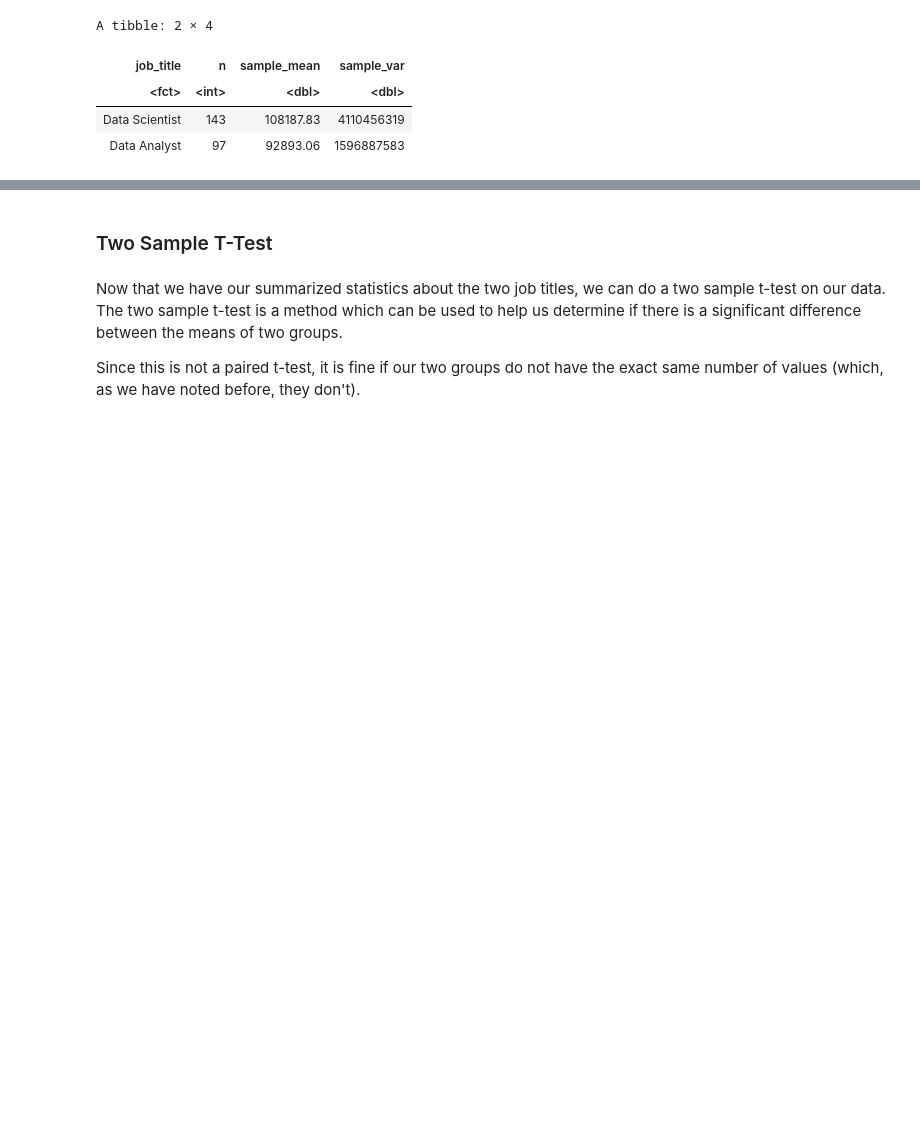
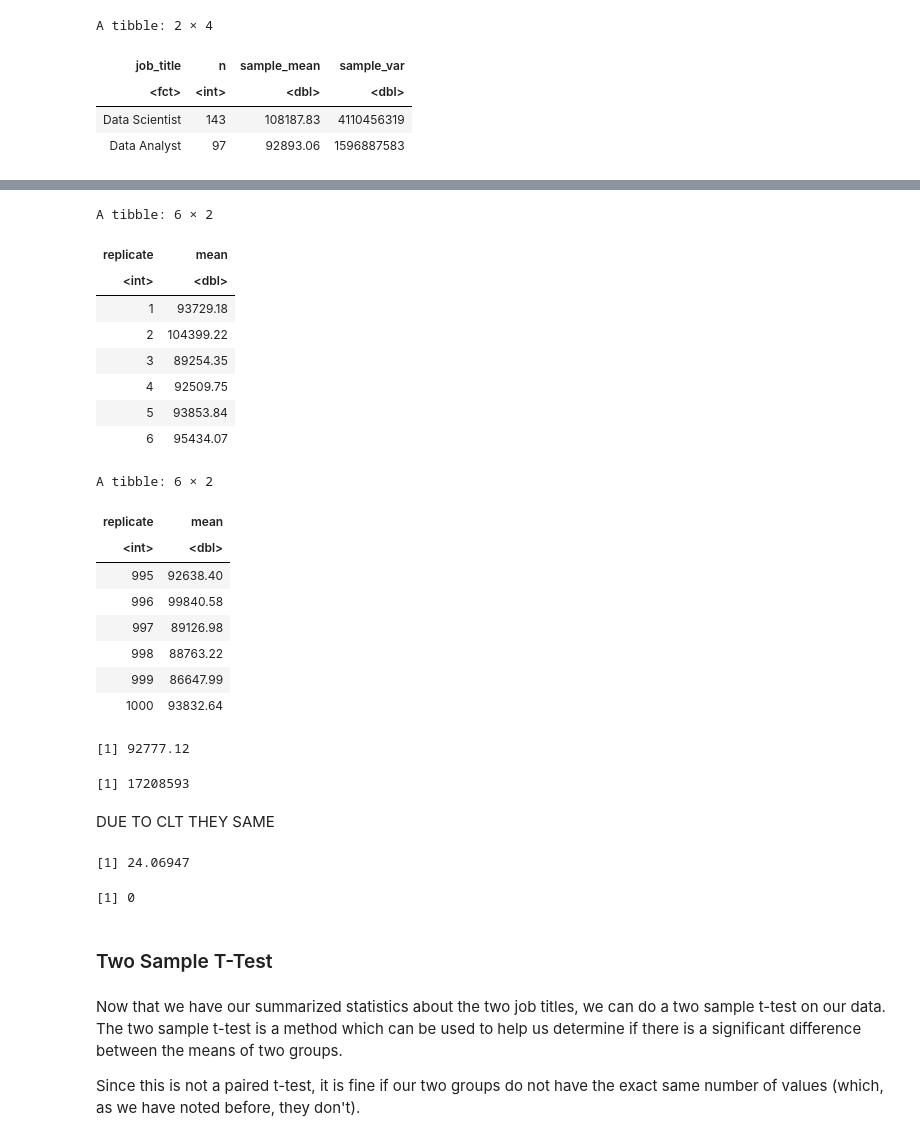
Before and after one commit to aaryan-rampal/stat-201-project, a Jupyter notebook: proposal.ipynb, the cells around one changed output, grey strips where cells are left out. Saved outputs shown, nothing was run; the diff lists cells and outputs as text; code cells hidden in the pictures; blank space fills up the shorter version.

```diff
--- a/proposal.ipynb
+++ b/proposal.ipynb
@@ -164,3 +224,52 @@ A tibble: 2 × 4
+# %%
+analyst_samples <- salary |>
+    filter(job_title == "Data Analyst") |>
+    rep_sample_n(reps = 1000, size = 97, replace = T) |>
+    group_by(replicate) |>
+    summarize(mean = mean(salary_in_usd))
+
+head(analyst_samples)
+tail(analyst_samples)
+
+analyst_sample_mean <- mean(analyst_samples$mean)
+analyst_sample_var <- var(analyst_samples$mean)
+
+analyst_sample_mean
+analyst_sample_var
+# %% [output]
+A tibble: 6 × 2
+| replicate | mean |
+| <int> | <dbl> |
+| 1 | 93729.18 |
+| 2 | 104399.22 |
+| 3 | 89254.35 |
+| 4 | 92509.75 |
+| 5 | 93853.84 |
+| 6 | 95434.07 |
+A tibble: 6 × 2
+| replicate | mean |
+| <int> | <dbl> |
+| 995 | 92638.40 |
+| 996 | 99840.58 |
+| 997 | 89126.98 |
+| 998 | 88763.22 |
+| 999 | 86647.99 |
+| 1000 | 93832.64 |
+[1] 92777.12
+[1] 17208593
+# %% [markdown]
+DUE TO CLT THEY SAME
+# %%
+test_statistic <- (scientist_sample_mean - analyst_sample_mean) / (sqrt((scientist_sample_var/143) + (analyst_sample_var/97)))
+test_statistic
+# %% [output]
+[1] 24.06947
+# %%
+p_value_two_sided <- 2 * (1 - pnorm(abs(test_statistic)))
+
+p_value_two_sided
+# %% [output]
+[1] 0
 # %% [markdown]
 ### Two Sample T-Test
 # %% [markdown]
```
Also changed, not shown: parts of 15 cells of this notebook.
